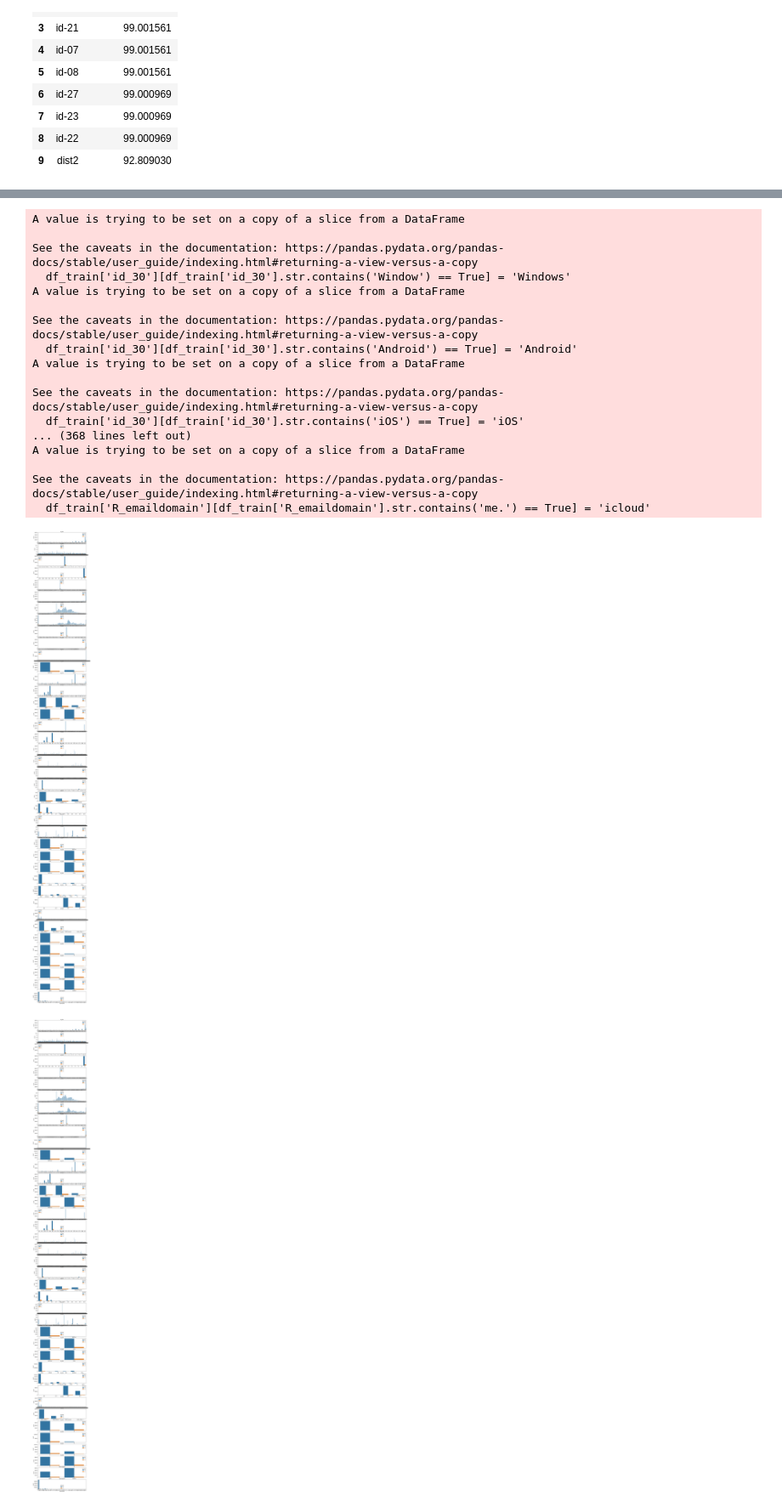
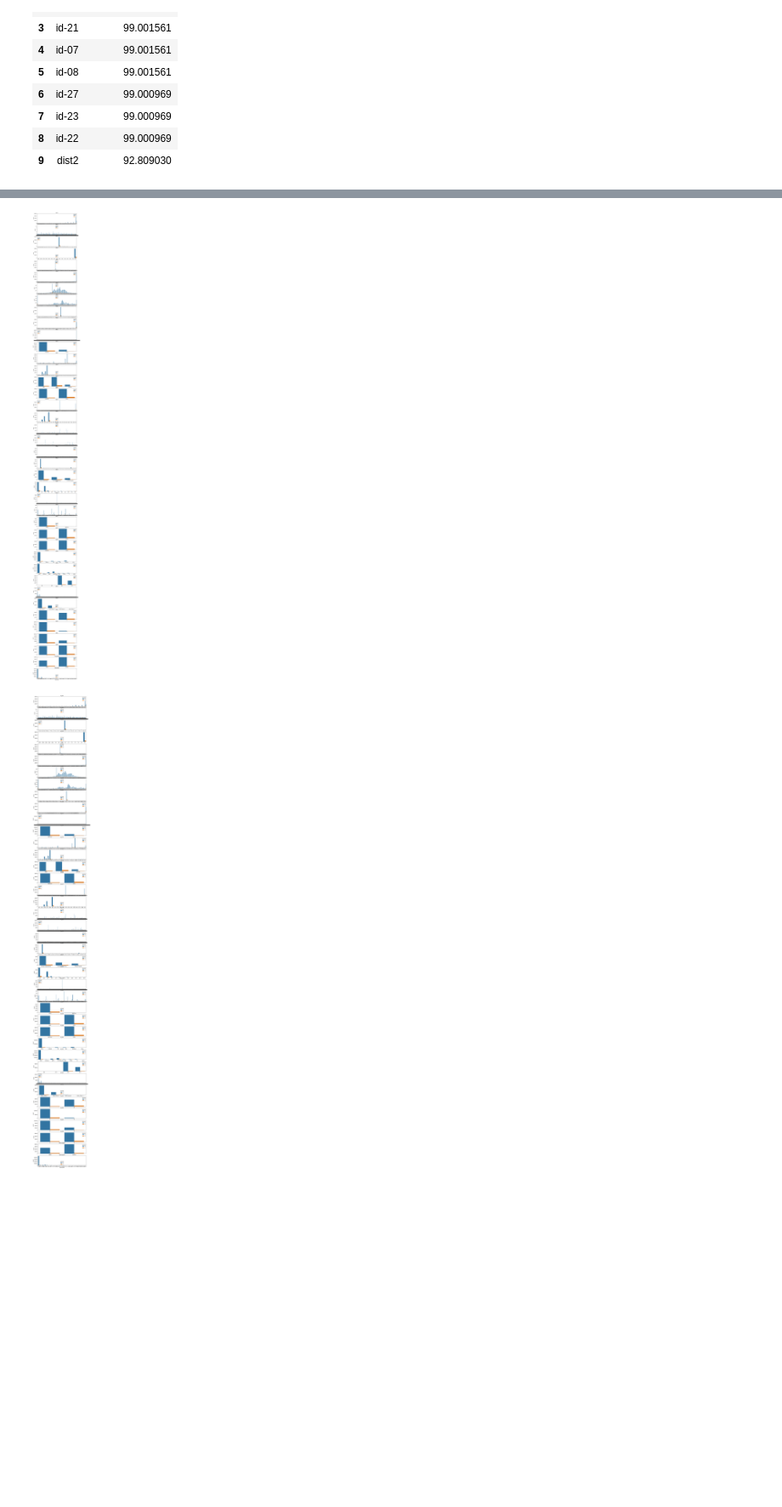
Before and after one commit to 592k/Mini_project-modeling, a Jupyter notebook: src/EDA.ipynb, the cells around one changed output, grey strips where cells are left out. Shown at 85% size. Saved outputs shown, nothing was run; the diff lists cells and outputs as text; code cells hidden in the pictures; blank space fills up the shorter version.

```diff
--- a/src/EDA.ipynb
+++ b/src/EDA.ipynb
@@ -825,28 +797,11 @@ dtype: int64
 # %%
 train_m = classreduce(train_m)
-fig, axes = plt.subplots(len(train_i.columns),1,figsize=(10,100))
+fig, axes = plt.subplots(len(train_i.columns),1,figsize=(10,120))
 for i in list(train_i.columns):
     sns.countplot(data=train_m, x=i,hue='isFraud',ax=axes[list(train_i.columns).index(i)]).set(title=i)
 plt.show()
 # %% [output]
-A value is trying to be set on a copy of a slice from a DataFrame
-
-See the caveats in the documentation: https://pandas.pydata.org/pandas-docs/stable/user_guide/indexing.html#returning-a-view-versus-a-copy
-  df_train['id_30'][df_train['id_30'].str.contains('Window') == True] = 'Windows'
-A value is trying to be set on a copy of a slice from a DataFrame
-
-See the caveats in the documentation: https://pandas.pydata.org/pandas-docs/stable/user_guide/indexing.html#returning-a-view-versus-a-copy
-  df_train['id_30'][df_train['id_30'].str.contains('Android') == True] = 'Android'
-A value is trying to be set on a copy of a slice from a DataFrame
-
-See the caveats in the documentation: https://pandas.pydata.org/pandas-docs/stable/user_guide/indexing.html#returning-a-view-versus-a-copy
-  df_train['id_30'][df_train['id_30'].str.contains('iOS') == True] = 'iOS'
-... (368 lines left out)
-A value is trying to be set on a copy of a slice from a DataFrame
-
-See the caveats in the documentation: https://pandas.pydata.org/pandas-docs/stable/user_guide/indexing.html#returning-a-view-versus-a-copy
-  df_train['R_emaildomain'][df_train['R_emaildomain'].str.contains('me.') == True] = 'icloud'
-[figure, old version]
+[figure, new version]
 # %%
 fig, axes = plt.subplots(len(train_i.columns),1,figsize=(10,100))
 for i in list(train_i.columns):
```
Also changed, not shown: parts of 9 cells of this notebook, 1 other file.
